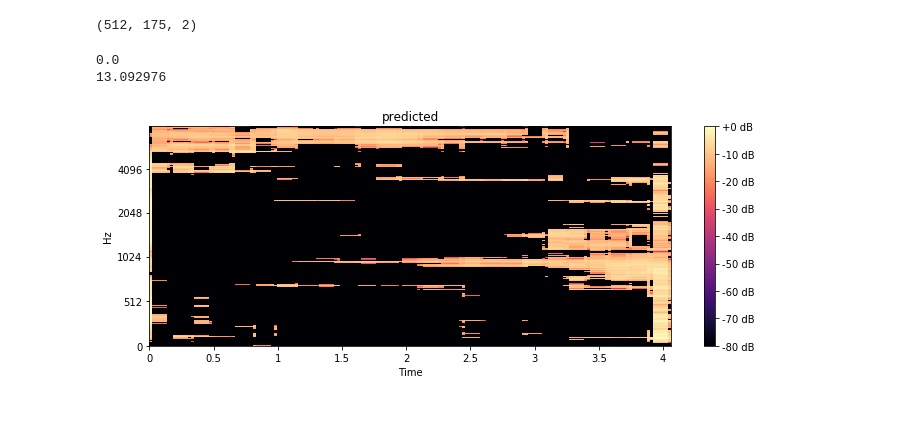
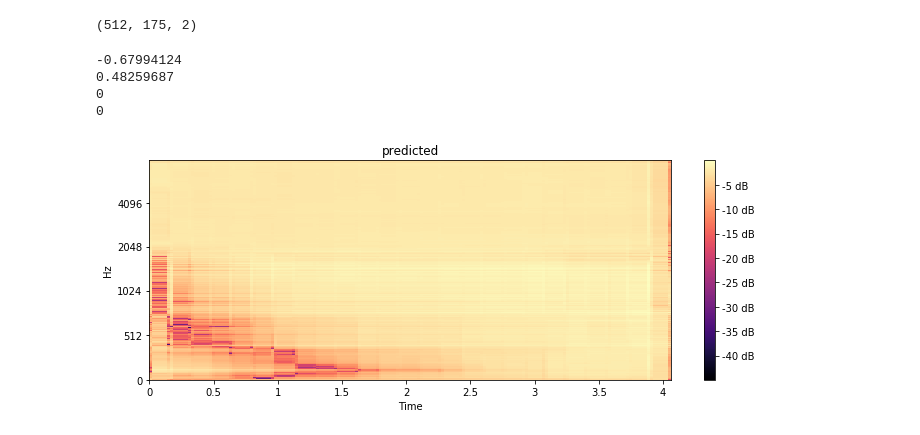
Before and after one commit to faraazn/music-transcription, a Jupyter notebook: amt/models/note_iso/iso_model_draft-3.ipynb, the cells around one changed output. Cells and saved outputs as stored; diff of their text form; code cells hidden in the pictures.

```diff
--- a/amt/models/note_iso/iso_model_draft-3.ipynb
+++ b/amt/models/note_iso/iso_model_draft-3.ipynb
@@ -28,6 +28,7 @@ sf2_path="/usr/share/sounds/sf2/FluidR3_GM.sf2"
 sample_rate = 44100
 sample_duration = 44100
 n_fft = 1024
+epsilon = 0.00001
 pm = pretty_midi.PrettyMIDI(midi_file)
 pm_samples = pm.fluidsynth(fs=sample_rate, sf2_path=sf2_path)
 # %%
@@ -122,22 +123,22 @@ plt.tight_layout()
 magnitude = np.abs(iso_stft)
 phase = np.angle(iso_stft)
 log_magnitude = np.log(magnitude)
-magnitude_scale_factor = max(np.abs(np.min(log_magnitude)), np.max(log_magnitude)) + 0.0001
+magnitude_scale_factor = max(np.abs(np.amin(log_magnitude)), np.amax(log_magnitude)) + epsilon
 scaled_magnitude = log_magnitude / magnitude_scale_factor
 print("mag scale factor {}".format(magnitude_scale_factor))
-scaled_phase = phase / (np.pi + 0.0001)
+scaled_phase = phase / (np.pi + epsilon)
 
-print("mag unscaled [{}, {}]".format(np.min(magnitude), np.max(magnitude)))
-print("mag scaled [{}, {}]".format(np.min(scaled_magnitude), np.max(scaled_magnitude)))
-print("phase unscaled [{}, {}]".format(np.min(phase), np.max(phase)))
-print("phase scaled [{}, {}]".format(np.min(scaled_phase), np.max(scaled_phase)))
+print("mag unscaled [{}, {}]".format(np.amin(magnitude), np.amax(magnitude)))
+print("mag scaled [{}, {}]".format(np.amin(scaled_magnitude), np.amax(scaled_magnitude)))
+print("phase unscaled [{}, {}]".format(np.amin(phase), np.amax(phase)))
+print("phase scaled [{}, {}]".format(np.amin(scaled_phase), np.amax(scaled_phase)))
 
 final_iso = np.stack((magnitude, phase), axis=2)
 print(final_iso.shape)
 
 rev_magnitude = np.exp(scaled_magnitude * magnitude_scale_factor)
 assert np.allclose(magnitude, rev_magnitude)
-rev_phase = scaled_phase * (np.pi + 0.0001)
+rev_phase = scaled_phase * (np.pi + epsilon)
 assert np.allclose(phase, rev_phase)
 
 rev_iso = magnitude * np.exp(1j*phase)
@@ -162,10 +163,11 @@ phase scaled [-0.9999682307243347, 0.9999682307243347]
 (512, 175, 2)
 # %%
 train_generator = NoteIsoSequence([midi_file], sample_duration=sample_duration,
-                                  fs=sample_rate, n_fft=n_fft, mode='train', batch_size=1)
+                                  fs=sample_rate, n_fft=n_fft, mode='train', batch_size=32,
+                                  epsilon=epsilon)
 valid_generator = NoteIsoSequence([midi_file], sample_duration=sample_duration,
                                   fs=sample_rate, n_fft=n_fft, mode='train', batch_size=1,
-                                  debug=True)
+                                  epsilon=epsilon, debug=True)
 # %%
 model = get_model()
 model.summary()
@@ -191,7 +193,7 @@ _________________________________________________________________
 model.fit_generator(generator=train_generator,
                     validation_data=train_generator,
                     use_multiprocessing=False,
-                    workers=1, steps_per_epoch=1, epochs=1,
+                    workers=1, steps_per_epoch=100, epochs=1,
                     validation_steps=1)
 # %% [output]
 Epoch 1/1
@@ -210,22 +212,27 @@ print(predicted_iso.shape)
 # %% [output]
 (512, 175, 2)
 # %%
-print(np.min(predicted_iso))
-print(np.max(predicted_iso))
+print(np.amin(predicted_iso))
+print(np.amax(predicted_iso))
+print(np.count_nonzero(np.isnan(predicted_iso)))
+print(np.count_nonzero(np.abs(predicted_iso[:,:,1]) == 1))
+predicted_iso *= 1 - epsilon
 predicted_magnitude = np.exp(predicted_iso[:,:,0] * magnitude_scale_factor)
-predicted_phase = predicted_iso[:,:,1] * * (np.pi + 0.0001)
+predicted_phase = predicted_iso[:,:,1] * (np.pi + epsilon)
 predicted_stft = predicted_iso[:,:,0] * np.exp(1j*predicted_iso[:,:,1])
 
 plt.figure(figsize=(10, 4))
 librosa.display.specshow(librosa.power_to_db(np.abs(predicted_stft), ref=np.max),
                          y_axis='mel', fmax=8000, x_axis='time')
 plt.colorbar(format='%+2.0f dB')
 plt.title('predicted')
 plt.tight_layout()
 # %% [output]
-0.0
-13.092976
+-0.67994124
+0.48259687
+0
+0
-[figure, old version]
+[figure, new version]
 # %%
 predicted_audio = librosa.core.istft(predicted_stft)
 ipd.Audio(predicted_audio, rate=sample_rate)
```
Also changed, not shown: parts of 6 cells of this notebook, 2 other files.
